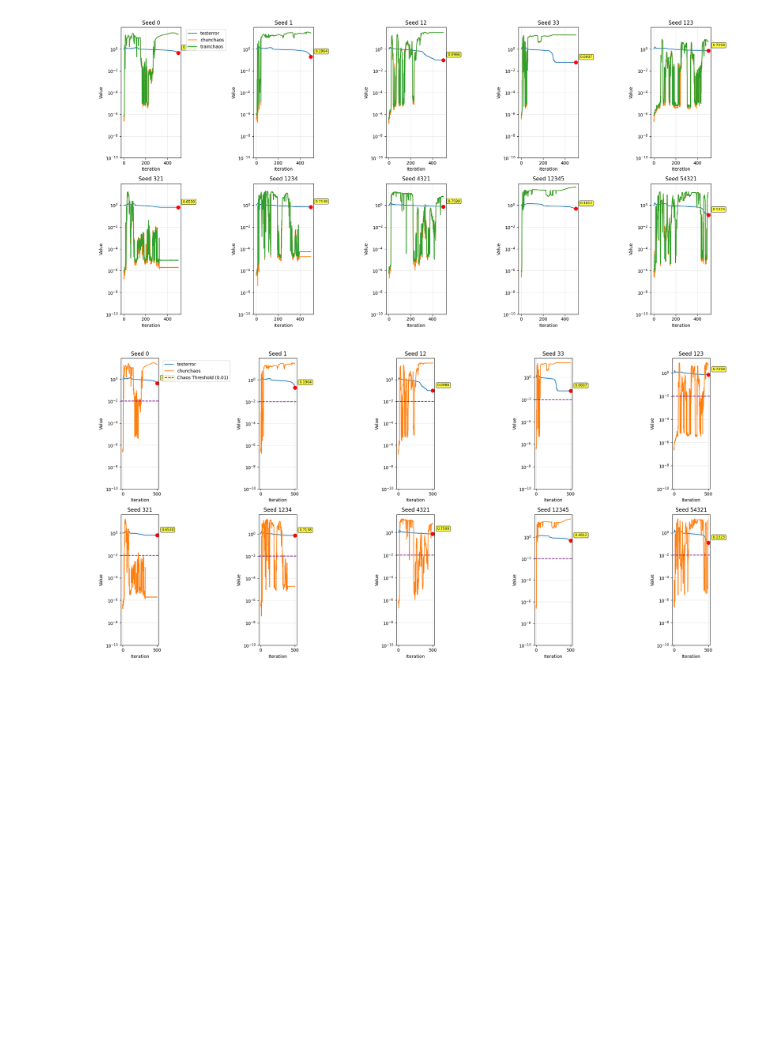
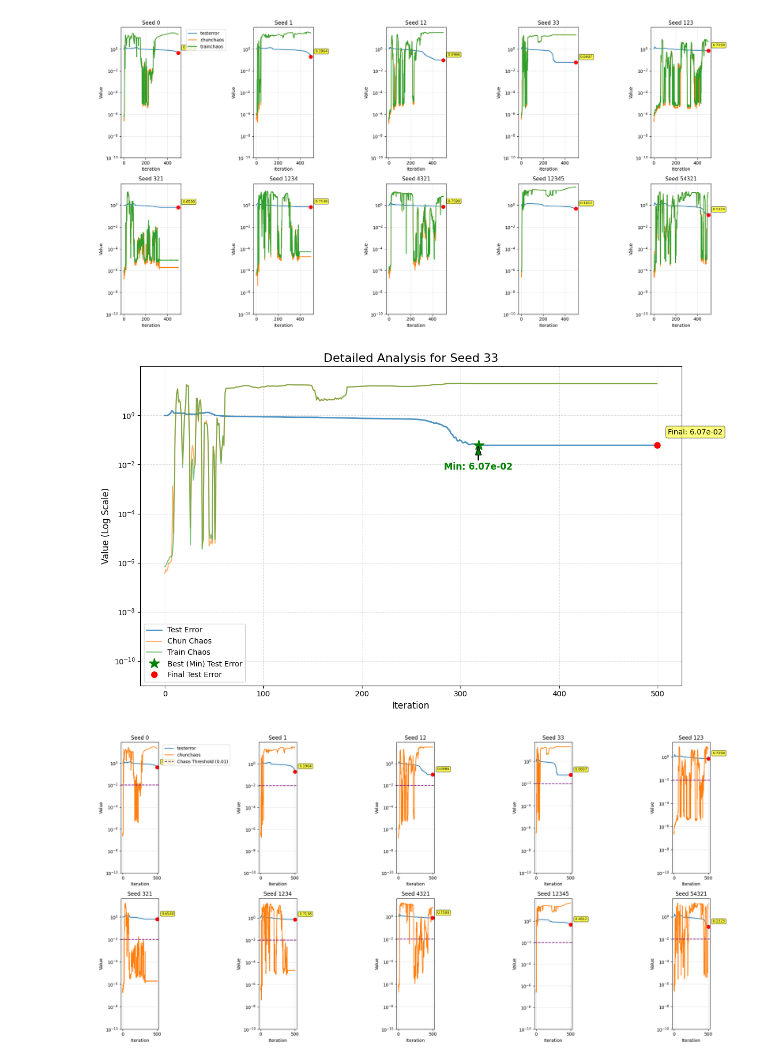
Before and after one commit to chenyuli12345/pinnsformer, a Jupyter notebook: experiment_demo/Convection_Equation/chaosbijiao.ipynb, the cells around one changed output. Saved outputs shown, nothing was run; the diff lists cells and outputs as text; code cells hidden in the pictures; blank space fills up the shorter version.

```diff
--- a/experiment_demo/Convection_Equation/chaosbijiao.ipynb
+++ b/experiment_demo/Convection_Equation/chaosbijiao.ipynb
@@ -350,6 +350,73 @@ plt.savefig('transformer_noAC_comparison.png', dpi=300, bbox_inches='tight')
 plt.show()
 # %% [output]
 [figure]
+# %%
+import numpy as np
+import matplotlib.pyplot as plt
+
+def plot_detailed_seed(target_seed):
+    filename = f'transformer_data_{target_seed}.npz'
+
+    try:
+        data = np.load(filename)
+        testerror = data['testerror']
+        chunchaos = data['chunchaos']
+        trainchaos = data['trainchaos']
+
+        plt.figure(figsize=(12, 7))
+
+        # 1. 绘制曲线
+        plt.plot(testerror, label='Test Error', linewidth=2, color='tab:blue', alpha=0.8)
+        plt.plot(chunchaos, label='Chun Chaos', linewidth=1.5, color='tab:orange', alpha=0.6)
+        plt.plot(trainchaos, label='Train Chaos', linewidth=1.5, color='tab:green', alpha=0.6)
+
+        # 2. 找到并标注【最低点】 (Global Minimum)
+        min_val = np.min(testerror)
+        min_idx = np.argmin(testerror)
+
+        plt.plot(min_idx, min_val, 'g*', markersize=15, label='Best (Min) Test Error') # 绿色星号
+
+        # 为最低点添加带箭头的注释
+        plt.annotate(f'Min: {min_val:.2e}',
+                     xy=(min_idx, min_val),
+                     xytext=(min_idx, min_val * 0.1),  # 在 log 坐标下，y轴偏移需要通过乘除法
+                     arrowprops=dict(facecolor='green', shrink=0.05, width=1, headwidth=8),
+                     fontsize=12, color='green', fontweight='bold',
+                     ha='center')
+
+        # 3. 标注【最后一个点】 (Final Value)
+        last_val = testerror[-1]
+        last_idx = len(testerror) - 1
+        plt.plot(last_idx, last_val, 'ro', markersize=8, label='Final Test Error')
+        plt.annotate(f'Final: {last_val:.2e}',
+                     xy=(last_idx, last_val),
+                     xytext=(15, 15), textcoords='offset points',
+                     bbox=dict(boxstyle="round,pad=0.3", facecolor="yellow", alpha=0.5))
+
+        # 4. 图表设置
+        plt.yscale('log')
+        plt.ylim([1e-11, 1e2]) # 稍微调低一点下限，给标注留空间
+        plt.title(f'Detailed Analysis for Seed {target_seed}', fontsize=16)
+        plt.xlabel('Iteration', fontsize=12)
+        plt.ylabel('Value (Log Scale)', fontsize=12)
+
+        # 设置刻度
+        plt.yticks([1e-10, 1e-8, 1e-6, 1e-4, 1e-2, 1e0])
+
+        # 开启主要和次要网格线，方便查看
+        plt.grid(True, which="both", linestyle='--', alpha=0.4)
+
+        plt.legend(loc='best')
+        plt.tight_layout()
+        plt.show()
+
+    except Exception as e:
+        print(f"Error: {e}")
+
+# 调用查看具体某个 seed
+plot_detailed_seed(33)
+# %% [output]
+[figure, added]
 # %%
 import numpy as np
 import matplotlib.pyplot as plt
```
